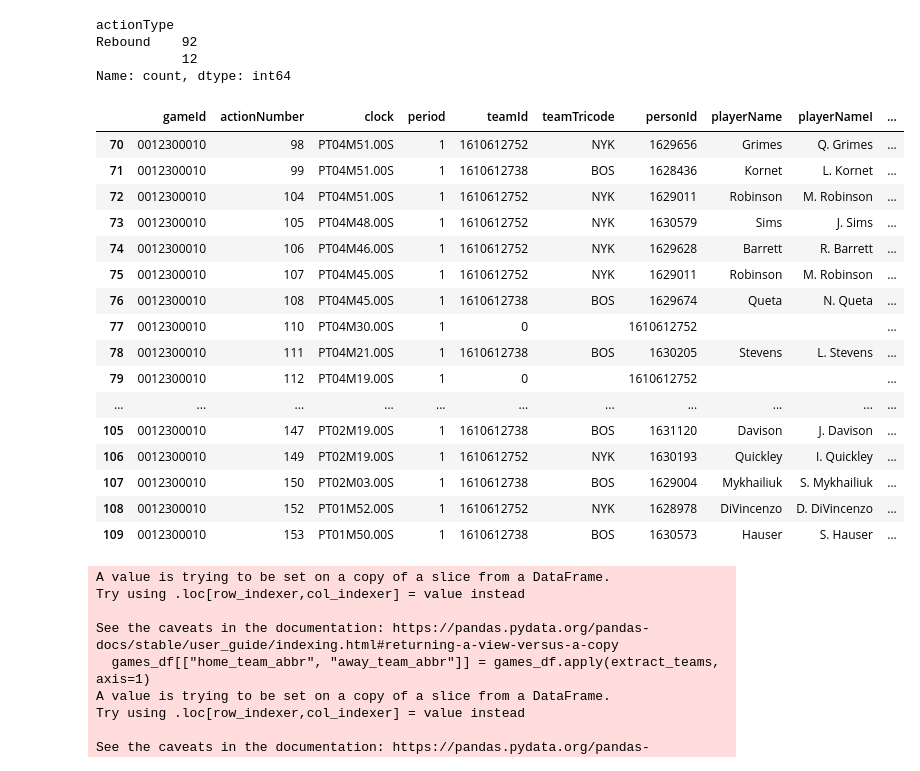
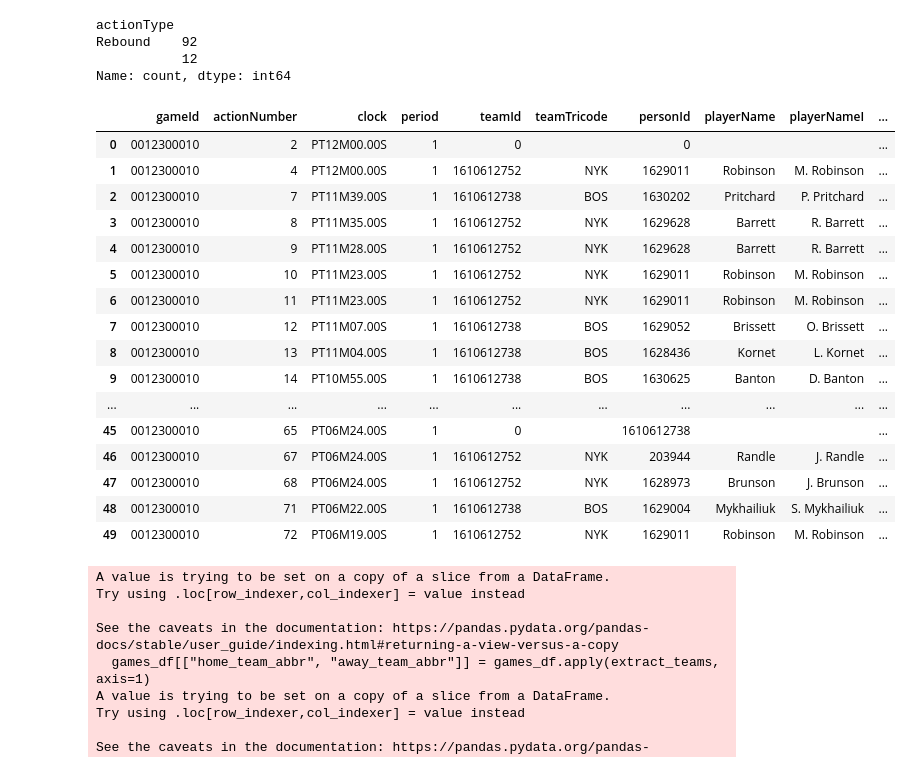
Before and after one commit to matthold86/player-prop-simulation, a Jupyter notebook: notebooks/nba_api_test.ipynb, the cells around one changed output. Cells and saved outputs as stored; diff of their text form; code cells hidden in the pictures.

```diff
--- a/notebooks/nba_api_test.ipynb
+++ b/notebooks/nba_api_test.ipynb
@@ -230,25 +230,25 @@ Name: count, dtype: int64
 # %%
 #df[(df.index.isin(post_miss))& ~(df['actionType']=='Rebound')]
 #df[df['description'].str.contains('FOUL')]
-df[70:110]
+df[:50]
 # %% [output]
 |  | gameId | actionNumber | clock | period | teamId | teamTricode | personId | playerName | playerNameI | ... |
-| 70 | 0012300010 | 98 | PT04M51.00S | 1 | 1610612752 | NYK | 1629656 | Grimes | Q. Grimes | ... |
-| 71 | 0012300010 | 99 | PT04M51.00S | 1 | 1610612738 | BOS | 1628436 | Kornet | L. Kornet | ... |
-| 72 | 0012300010 | 104 | PT04M51.00S | 1 | 1610612752 | NYK | 1629011 | Robinson | M. Robinson | ... |
-| 73 | 0012300010 | 105 | PT04M48.00S | 1 | 1610612752 | NYK | 1630579 | Sims | J. Sims | ... |
-| 74 | 0012300010 | 106 | PT04M46.00S | 1 | 1610612752 | NYK | 1629628 | Barrett | R. Barrett | ... |
-| 75 | 0012300010 | 107 | PT04M45.00S | 1 | 1610612752 | NYK | 1629011 | Robinson | M. Robinson | ... |
-| 76 | 0012300010 | 108 | PT04M45.00S | 1 | 1610612738 | BOS | 1629674 | Queta | N. Queta | ... |
-| 77 | 0012300010 | 110 | PT04M30.00S | 1 | 0 |  | 1610612752 |  |  | ... |
-| 78 | 0012300010 | 111 | PT04M21.00S | 1 | 1610612738 | BOS | 1630205 | Stevens | L. Stevens | ... |
-| 79 | 0012300010 | 112 | PT04M19.00S | 1 | 0 |  | 1610612752 |  |  | ... |
+| 0 | 0012300010 | 2 | PT12M00.00S | 1 | 0 |  | 0 |  |  | ... |
+| 1 | 0012300010 | 4 | PT12M00.00S | 1 | 1610612752 | NYK | 1629011 | Robinson | M. Robinson | ... |
+| 2 | 0012300010 | 7 | PT11M39.00S | 1 | 1610612738 | BOS | 1630202 | Pritchard | P. Pritchard | ... |
+| 3 | 0012300010 | 8 | PT11M35.00S | 1 | 1610612752 | NYK | 1629628 | Barrett | R. Barrett | ... |
+| 4 | 0012300010 | 9 | PT11M28.00S | 1 | 1610612752 | NYK | 1629628 | Barrett | R. Barrett | ... |
+| 5 | 0012300010 | 10 | PT11M23.00S | 1 | 1610612752 | NYK | 1629011 | Robinson | M. Robinson | ... |
+| 6 | 0012300010 | 11 | PT11M23.00S | 1 | 1610612752 | NYK | 1629011 | Robinson | M. Robinson | ... |
+| 7 | 0012300010 | 12 | PT11M07.00S | 1 | 1610612738 | BOS | 1629052 | Brissett | O. Brissett | ... |
+| 8 | 0012300010 | 13 | PT11M04.00S | 1 | 1610612738 | BOS | 1628436 | Kornet | L. Kornet | ... |
+| 9 | 0012300010 | 14 | PT10M55.00S | 1 | 1610612738 | BOS | 1630625 | Banton | D. Banton | ... |
 | ... | ... | ... | ... | ... | ... | ... | ... | ... | ... | ... |
-| 105 | 0012300010 | 147 | PT02M19.00S | 1 | 1610612738 | BOS | 1631120 | Davison | J. Davison | ... |
-| 106 | 0012300010 | 149 | PT02M19.00S | 1 | 1610612752 | NYK | 1630193 | Quickley | I. Quickley | ... |
-| 107 | 0012300010 | 150 | PT02M03.00S | 1 | 1610612738 | BOS | 1629004 | Mykhailiuk | S. Mykhailiuk | ... |
-| 108 | 0012300010 | 152 | PT01M52.00S | 1 | 1610612752 | NYK | 1628978 | DiVincenzo | D. DiVincenzo | ... |
-| 109 | 0012300010 | 153 | PT01M50.00S | 1 | 1610612738 | BOS | 1630573 | Hauser | S. Hauser | ... |
+| 45 | 0012300010 | 65 | PT06M24.00S | 1 | 0 |  | 1610612738 |  |  | ... |
+| 46 | 0012300010 | 67 | PT06M24.00S | 1 | 1610612752 | NYK | 203944 | Randle | J. Randle | ... |
+| 47 | 0012300010 | 68 | PT06M24.00S | 1 | 1610612752 | NYK | 1628973 | Brunson | J. Brunson | ... |
+| 48 | 0012300010 | 71 | PT06M22.00S | 1 | 1610612738 | BOS | 1629004 | Mykhailiuk | S. Mykhailiuk | ... |
+| 49 | 0012300010 | 72 | PT06M19.00S | 1 | 1610612752 | NYK | 1629011 | Robinson | M. Robinson | ... |
 # %%
 post_miss_events = {}
 for shot_ind, post_ind in shot_tracking.items():
```
Also changed, not shown: 1 other file.
